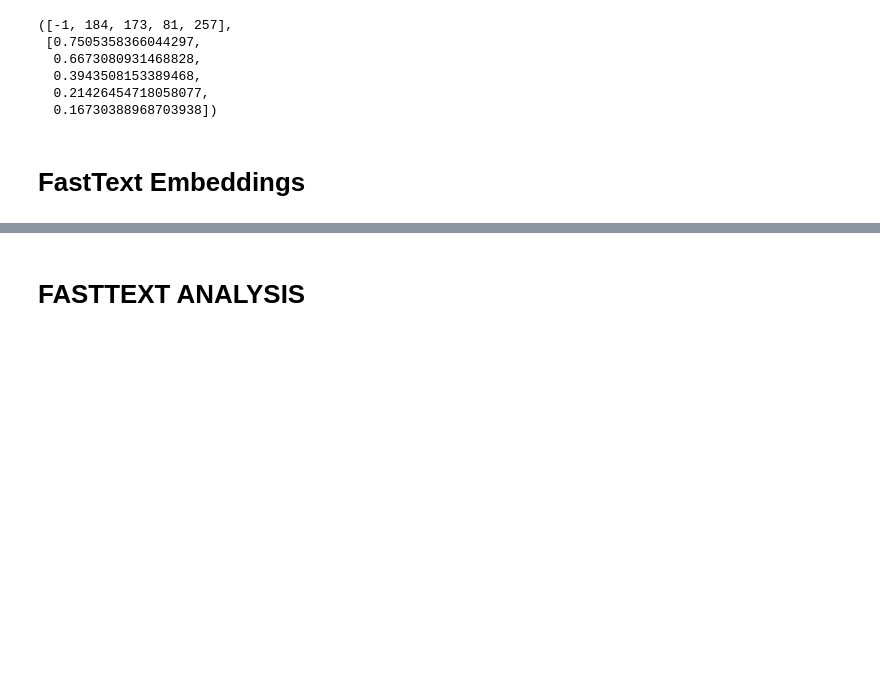
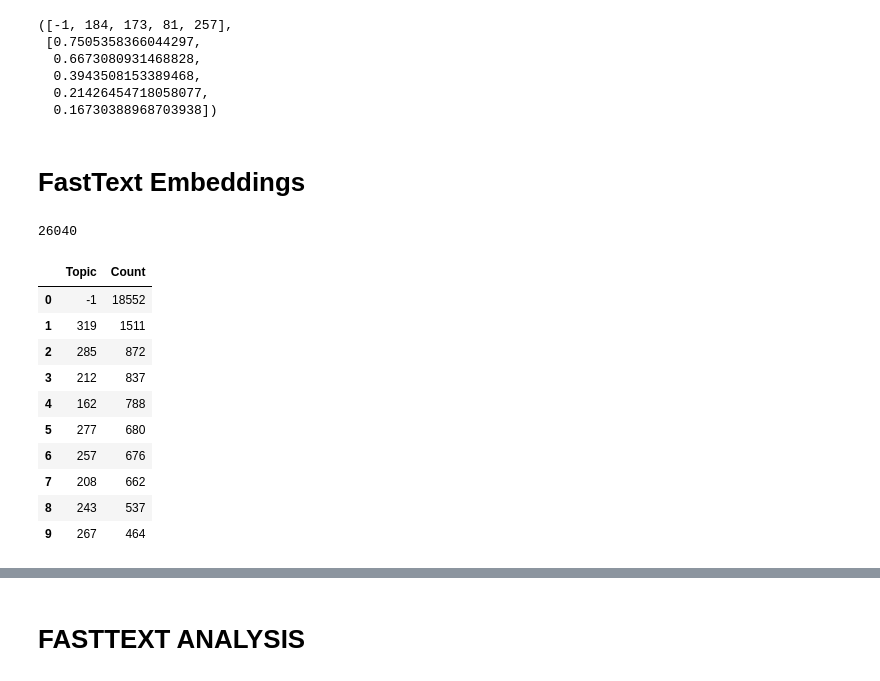
Before and after one commit to zain711/dcipher, a Jupyter notebook: vaccines.ipynb, the cells around one changed output, grey strips where cells are left out. Cells and saved outputs as stored; diff of their text form; code cells hidden in the pictures; blank space fills up the shorter version.

```diff
--- a/vaccines.ipynb
+++ b/vaccines.ipynb
@@ -238,8 +356,6 @@ best2.find_topics('covid')
   0.3943508153389468,
   0.21426454718058077,
   0.16730388968703938])
-# %%
-oh = BERTopic.load('/content/drive/My Drive/word2vec_tokenmodel50topic')
 # %% [markdown]
 # **FastText Embeddings**
 # %%
@@ -257,17 +375,33 @@ word_vectorss.save("/content/drive/My Drive/fasttext")
 # %%
 from flair.embeddings import WordEmbeddings, DocumentPoolEmbeddings
 
-glove_embedding = WordEmbeddings("/content/drive/My Drive/fasttext")
+glove_embedding = WordEmbeddings("/content/drive/My Drive/fasttext90")
 document_glove_embeddings = DocumentPoolEmbeddings([glove_embedding])
 # %%
 topic_modeling = BERTopic(nr_topics = 10, calculate_probabilities = True, embedding_model=document_glove_embeddings)
+# %%
+len(docs_clean_old)
+# %% [output]
+26040
 # %%
-topics, probabilities = topic_modeling.fit_transform(new_tokens)
+topics, probabilities = topic_modeling.fit_transform(docs_clean_old)
 # %%
 #remove stop words and change n-gram range
 from sklearn.feature_extraction.text import CountVectorizer
-cv = CountVectorizer(ngram_range=(1, 3), stop_words="english")
-topic_modeling.update_topics(new_tokens, topics, vectorizer_model=cv)
+cv = CountVectorizer(ngram_range=(1, 1), stop_words="english")
+topic_modeling.update_topics(docs_clean_old, topics, vectorizer_model=cv)
 # %%
-topic_modeling.get_topic_freq().head(20)
+topic_modeling.get_topic_freq().head(10)
+# %% [output]
+|  | Topic | Count |
+| 0 | -1 | 18552 |
+| 1 | 319 | 1511 |
+| 2 | 285 | 872 |
+| 3 | 212 | 837 |
+| 4 | 162 | 788 |
+| 5 | 277 | 680 |
+| 6 | 257 | 676 |
+| 7 | 208 | 662 |
+| 8 | 243 | 537 |
+| 9 | 267 | 464 |
 # %%
```
Also changed, not shown: parts of 77 cells of this notebook.
